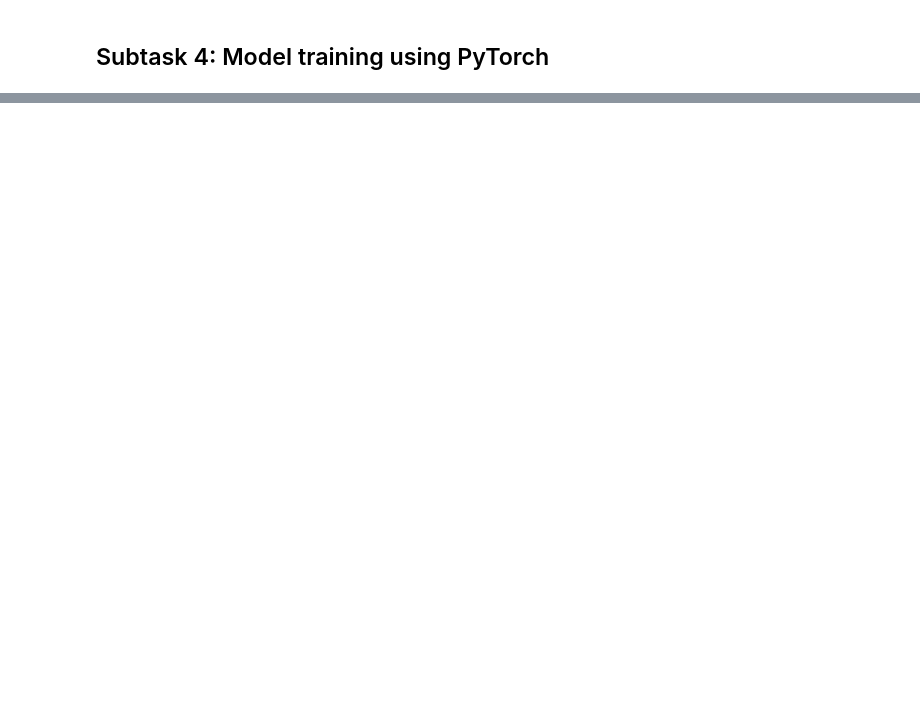
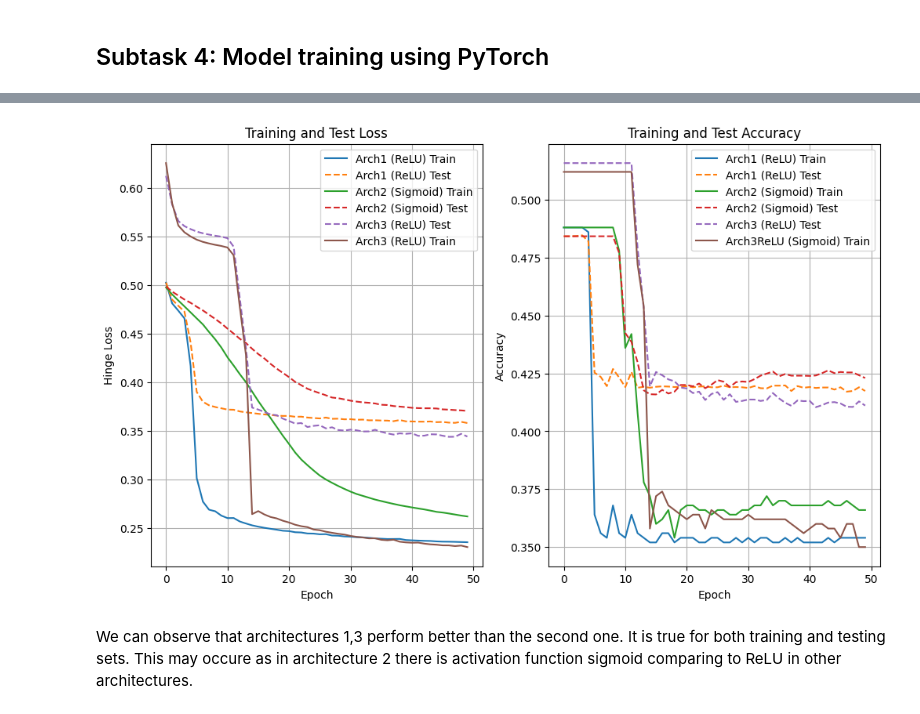
Before and after one commit to topskier/data_science, a Jupyter notebook: UniWien/intro_to_ML/code/PA_3.ipynb, the cells around one changed output, grey strips where cells are left out. Cells and saved outputs as stored; diff of their text form; code cells hidden in the pictures; blank space fills up the shorter version.

```diff
--- a/UniWien/intro_to_ML/code/PA_3.ipynb
+++ b/UniWien/intro_to_ML/code/PA_3.ipynb
@@ -354,0 +593,30 @@ Training completed in 86.98 seconds
+# %%
+# Result visualization
+fig, axes = plt.subplots(1, 2, figsize=(12, 7))
+
+axes[0].plot(train_loss1, label='Arch1 (ReLU) Train')
+axes[0].plot(test_loss1, label='Arch1 (ReLU) Test', linestyle='--')
+axes[0].plot(train_loss2, label='Arch2 (Sigmoid) Train')
+axes[0].plot(test_loss2, label='Arch2 (Sigmoid) Test', linestyle='--')
+axes[0].plot(test_loss3, label='Arch3 (ReLU) Test', linestyle='--')
+axes[0].plot(train_loss3, label='Arch3 (ReLU) Train')
+axes[0].set_xlabel('Epoch')
+axes[0].set_ylabel('Hinge Loss')
+axes[0].set_title('Training and Test Loss')
+axes[0].legend()
+axes[0].grid(True)
+axes[1].plot(train_acc1, label='Arch1 (ReLU) Train')
+axes[1].plot(test_acc1, label='Arch1 (ReLU) Test', linestyle='--')
+axes[1].plot(train_acc2, label='Arch2 (Sigmoid) Train')
+axes[1].plot(test_acc2, label='Arch2 (Sigmoid) Test', linestyle='--')
+axes[1].plot(test_acc3, label='Arch3 (ReLU) Test', linestyle='--')
+axes[1].plot(train_acc3, label='Arch3ReLU (Sigmoid) Train')
+axes[1].set_xlabel('Epoch')
+axes[1].set_ylabel('Accuracy')
+axes[1].set_title('Training and Test Accuracy')
+axes[1].legend()
+axes[1].grid(True)
+# %% [output]
+[figure, added]
+# %% [markdown]
+We can observe that architectures 1,3 perform better than the second one. It is true for both training and testing sets. This may occure as in architecture 2 there is activation function sigmoid comparing to ReLU in other architectures.
```
Also changed, not shown: parts of 9 cells of this notebook, 3 other files.
